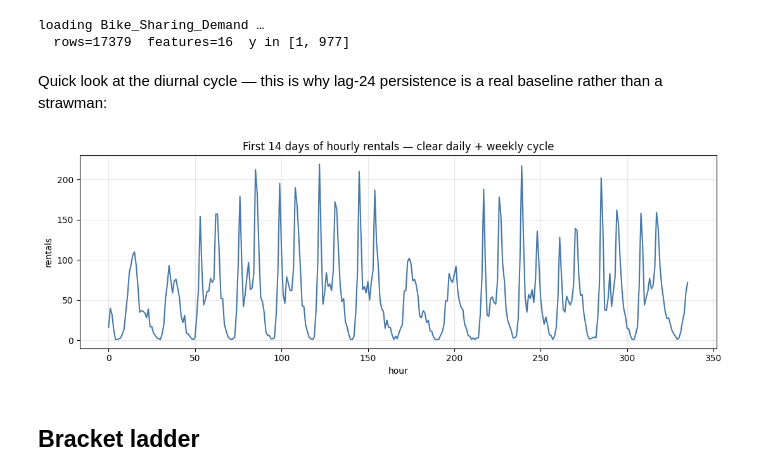
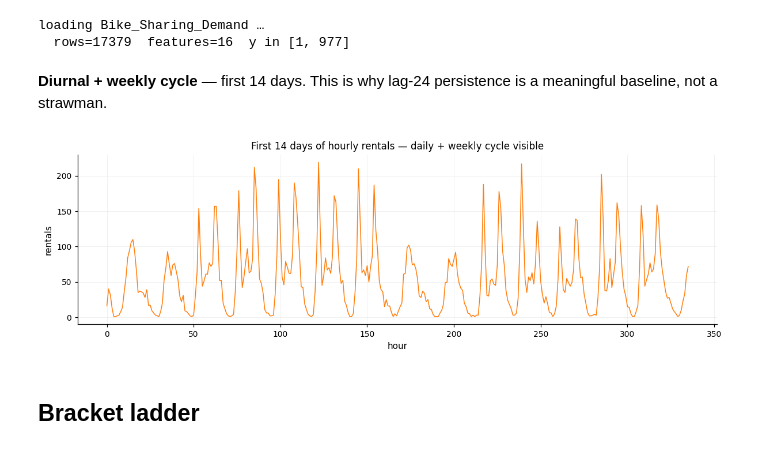
Before and after one commit to FrederikBenirschke/bracket-learn, a Jupyter notebook: notebooks/bike_sharing_timeseries.ipynb, the cells around one changed output. Saved outputs shown, nothing was run; the diff lists cells and outputs as text; code cells hidden in the pictures.

```diff
--- a/notebooks/bike_sharing_timeseries.ipynb
+++ b/notebooks/bike_sharing_timeseries.ipynb
@@ -15,7 +14,10 @@ The interesting question isn't whether you beat the marginal baseline
 # %%
+import sys
 import warnings
+from pathlib import Path
 
-import matplotlib.pyplot as plt
+sys.path.insert(0, str(Path.cwd() / "_src"))
+
 import numpy as np
 import pandas as pd
 from sklearn.datasets import fetch_openml
@@ -30,12 +32,15 @@ from bracketlearn.baselines import EmpiricalDistribution, Persistence
 from bracketlearn.composite import CalibratedForecaster, LiftedForecaster
 from bracketlearn.lift import GlobalResidual, Isotonic
 from bracketlearn.pipeline import ForecastPipeline
-from bracketlearn.score import pit
+from bracketlearn.score import pit, to_point
 from bracketlearn.trainers import EMOS, QuantileReg
+from sklearn.metrics import mean_absolute_error, mean_squared_error
 
-plt.rcParams["figure.figsize"] = (11, 4.5)
-plt.rcParams["axes.grid"] = True
-plt.rcParams["grid.alpha"] = 0.3
+from _style import (
+    color_for, predicted_vs_realized_grid,
+    reliability_with_histogram, leaderboard_bar,
+)
+import matplotlib.pyplot as plt
 # %% [markdown]
 ## Data
 # %%
@@ -75,18 +80,19 @@ X_ens = np.column_stack([
 loading Bike_Sharing_Demand …
   rows=17379  features=16  y in [1, 977]
 # %% [markdown]
-Quick look at the diurnal cycle — this is why lag-24 persistence is a
-real baseline rather than a strawman:
+**Diurnal + weekly cycle** — first 14 days. This is why lag-24
+persistence is a meaningful baseline, not a strawman.
 # %%
-fig, ax = plt.subplots(figsize=(11, 4))
-sample = df.iloc[:24 * 14]   # 14 days
-ax.plot(sample.index, y[:24 * 14], color="#4878a8")
+fig, ax = plt.subplots(figsize=(11, 3.6))
+sample = df.iloc[:24 * 14]
+ax.plot(sample.index, y[:24 * 14], color=color_for("qreg"), lw=1.0)
 ax.set_xlabel("hour")
 ax.set_ylabel("rentals")
-ax.set_title("First 14 days of hourly rentals — clear daily + weekly cycle")
-plt.tight_layout(); plt.show()
+ax.set_title("First 14 days of hourly rentals — daily + weekly cycle visible")
+fig.tight_layout()
+plt.show()
 # %% [output]
-[figure, old version]
+[figure, new version]
 # %% [markdown]
 ## Bracket ladder
 # %%
```
Also changed, not shown: parts of 16 cells of this notebook, 28 other files.
